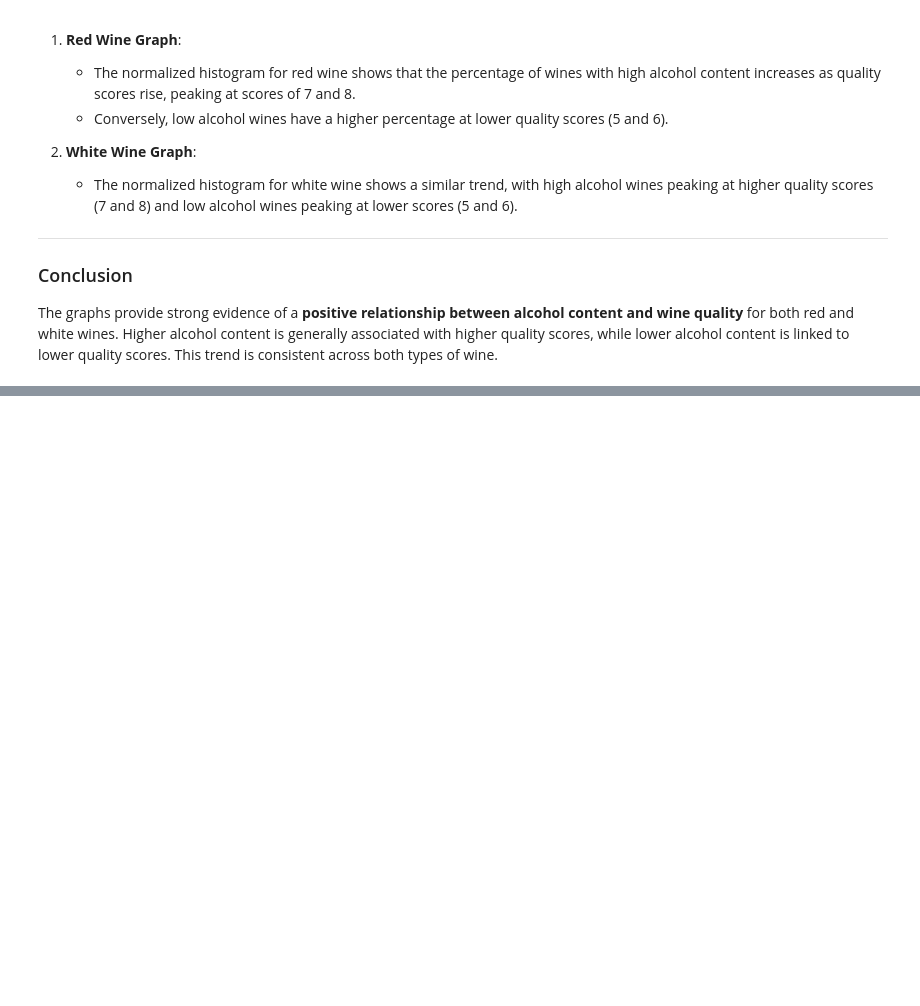
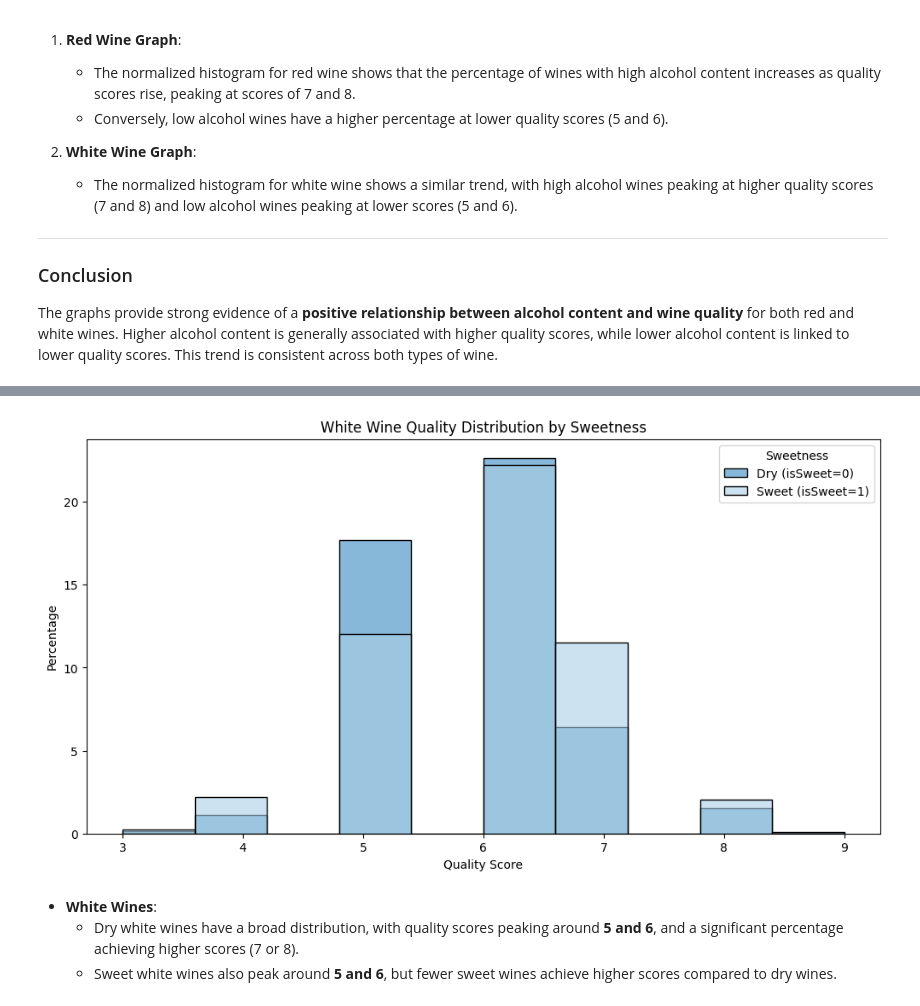
Before and after one commit to noahsaa100/Wine-Analysis, a Jupyter notebook: wine_analysis.ipynb, the cells around one changed output, grey strips where cells are left out. Saved outputs shown, nothing was run; the diff lists cells and outputs as text; code cells hidden in the pictures; blank space fills up the shorter version.

```diff
--- a/wine_analysis.ipynb
+++ b/wine_analysis.ipynb
@@ -228,0 +309,14 @@ The graphs provide strong evidence of a **positive relationship between alcohol
+# %%
+plt.figure(figsize=(12, 6))
+sns.histplot(data=white_wine, x="quality", hue="isSweet", bins=10, kde=False, palette="Blues", alpha=0.6, stat="percent")
+plt.title("White Wine Quality Distribution by Sweetness")
+plt.xlabel("Quality Score")
+plt.ylabel("Percentage")
+plt.legend(title="Sweetness", labels=["Dry (isSweet=0)", "Sweet (isSweet=1)"])
+plt.show()
+# %% [output]
+[figure, added]
+# %% [markdown]
+- **White Wines**:
+  - Dry white wines have a broad distribution, with quality scores peaking around **5 and 6**, and a significant percentage achieving higher scores (7 or 8).
+  - Sweet white wines also peak around **5 and 6**, but fewer sweet wines achieve higher scores compared to dry wines.
```
Also changed, not shown: parts of 12 cells of this notebook.
